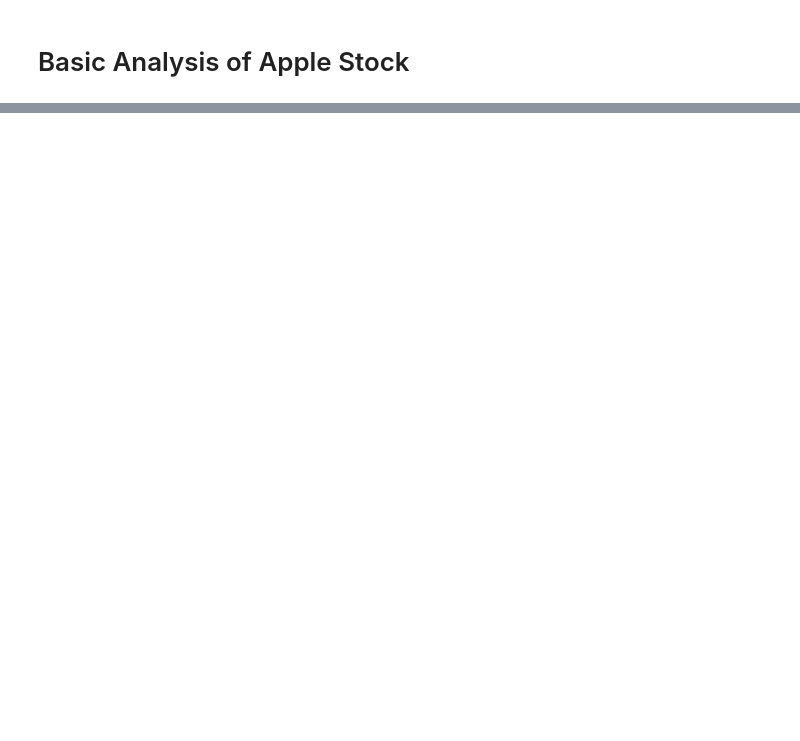
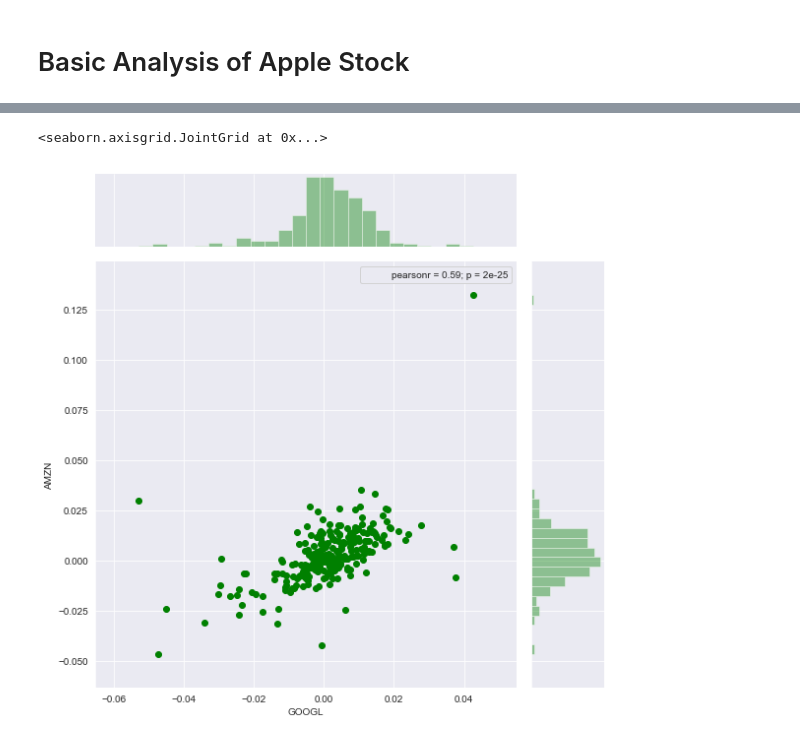
Before and after one commit to kimdang/Stock-Market-Analysis, a Jupyter notebook: Stock Market Analysis.ipynb, the cells around one changed output, grey strips where cells are left out. Cells and saved outputs as stored; diff of their text form; code cells hidden in the pictures; blank space fills up the shorter version.

Commit message:
finding correlation between tech companies stock

```diff
--- a/Stock Market Analysis.ipynb
+++ b/Stock Market Analysis.ipynb
@@ -69,3 +68,14 @@ sns.distplot(AAPL['Daily Return'].dropna(), bins=100, color='green')
 # %%
 closing_df = pd.DataFrame(list([AAPL['AdjClose'],GOOGL['AdjClose'],MSFT['AdjClose'],AMZN['AdjClose']])).T
 closing_df.columns = ['AAPL', 'GOOGL', 'MSFT', 'AMZN']
+# %%
+# calculate daily percentage return
+tech_rets = closing_df.pct_change()
+# %%
+g = sns.JointGrid(x='GOOGL',y='AMZN', data=tech_rets, size=8)
+g = g.plot_joint(plt.scatter, color = 'green')
+g = g.plot_marginals(sns.distplot, kde=False, color="green")
+g.annotate(stats.pearsonr)
+# %% [output]
+<seaborn.axisgrid.JointGrid at 0x...>
+[figure, added]
```
Also changed, not shown: parts of 12 cells of this notebook.
